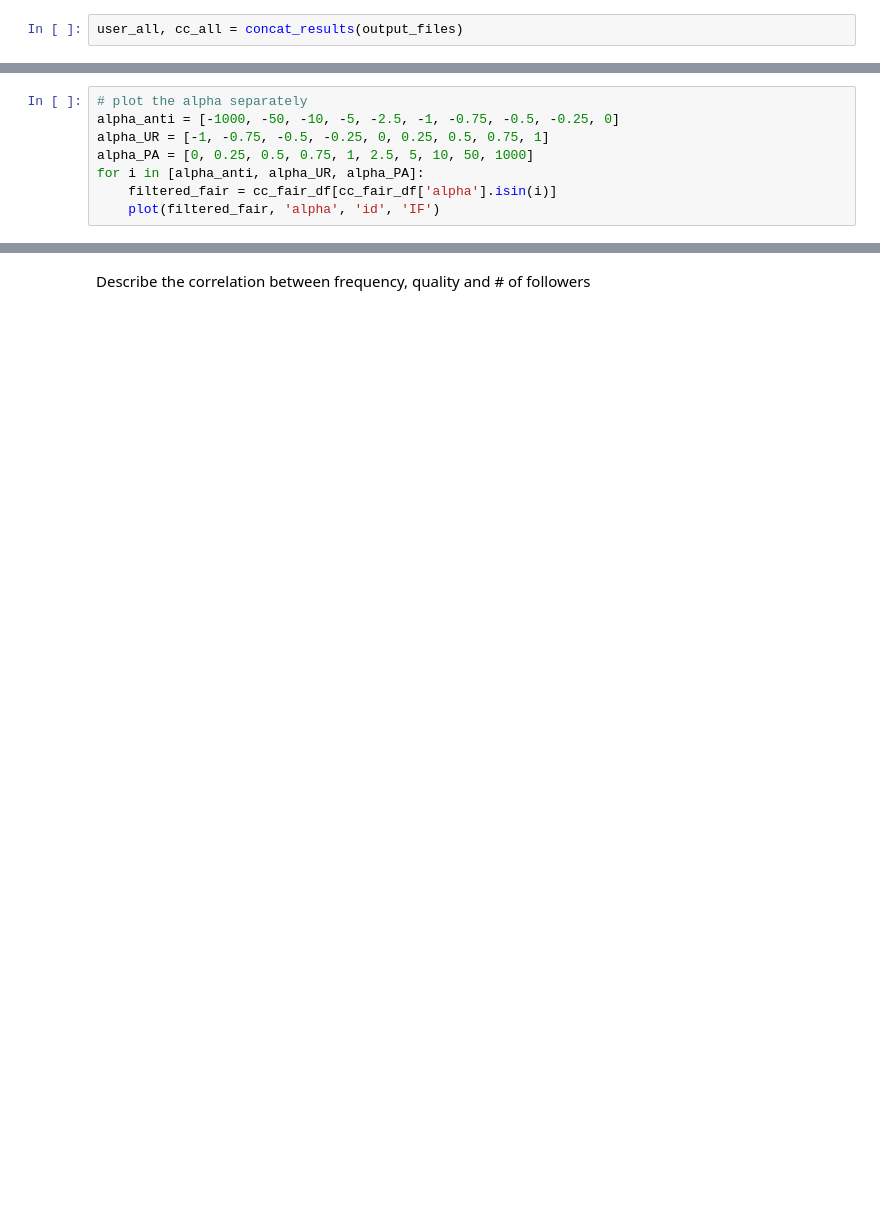
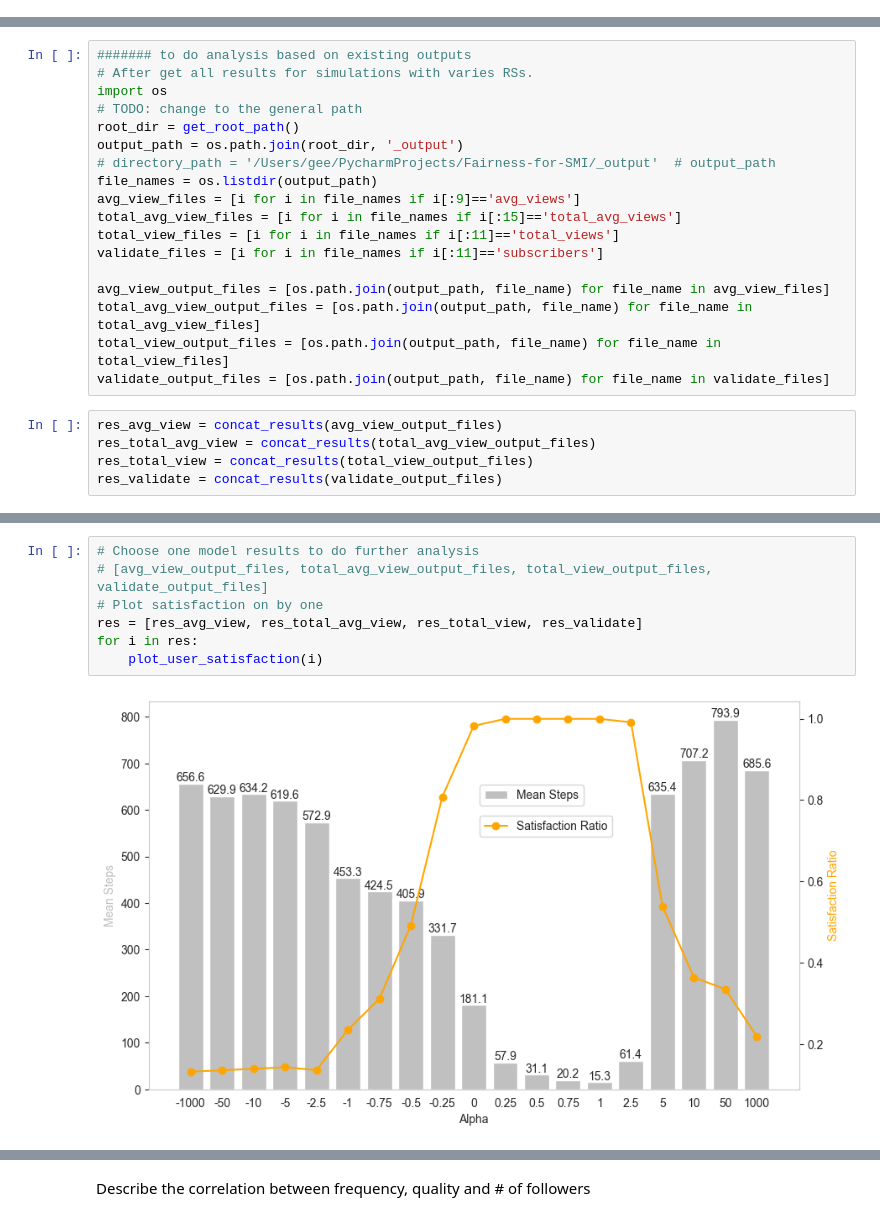
Before and after one commit to gee-siqi/Fairness-for-SMI, a Jupyter notebook: script/data_analysis.ipynb, the cells around one changed output, grey strips where cells are left out. Drawn from its saved outputs; the diff is of its cells as text; blank space fills up the shorter version.

Commit message:
fact: add functions support total avg views

```diff
--- a/script/data_analysis.ipynb
+++ b/script/data_analysis.ipynb
@@ -133,2 +0,0 @@ output_files = [os.path.join(directory_path, file_name) for file_name in file_na
-# %%
-user_all, cc_all = concat_results(output_files)
@@ -198,8 +0,0 @@ cc_fair_df = cc_fair(cc_all)
-# %%
-# plot the alpha separately
-alpha_anti = [-1000, -50, -10, -5, -2.5, -1, -0.75, -0.5, -0.25, 0]
-alpha_UR = [-1, -0.75, -0.5, -0.25, 0, 0.25, 0.5, 0.75, 1]
-alpha_PA = [0, 0.25, 0.5, 0.75, 1, 2.5, 5, 10, 50, 1000]
-for i in [alpha_anti, alpha_UR, alpha_PA]:
-    filtered_fair = cc_fair_df[cc_fair_df['alpha'].isin(i)]
-    plot(filtered_fair, 'alpha', 'id', 'IF')
@@ -209,0 +78,23 @@ for i in [alpha_anti, alpha_UR, alpha_PA]:
+# %%
+####### to do analysis based on existing outputs
+# After get all results for simulations with varies RSs.
+import os
+# TODO: change to the general path
+root_dir = get_root_path()
+output_path = os.path.join(root_dir, '_output')
+# directory_path = '/Users/gee/PycharmProjects/Fairness-for-SMI/_output'  # output_path
+file_names = os.listdir(output_path)
+avg_view_files = [i for i in file_names if i[:9]=='avg_views']
+total_avg_view_files = [i for i in file_names if i[:15]=='total_avg_views']
+total_view_files = [i for i in file_names if i[:11]=='total_views']
+validate_files = [i for i in file_names if i[:11]=='subscribers']
+
+avg_view_output_files = [os.path.join(output_path, file_name) for file_name in avg_view_files]
+total_avg_view_output_files = [os.path.join(output_path, file_name) for file_name in total_avg_view_files]
+total_view_output_files = [os.path.join(output_path, file_name) for file_name in total_view_files]
+validate_output_files = [os.path.join(output_path, file_name) for file_name in validate_files]
+# %%
+res_avg_view = concat_results(avg_view_output_files)
+res_total_avg_view = concat_results(total_avg_view_output_files)
+res_total_view = concat_results(total_view_output_files)
+res_validate = concat_results(validate_output_files)
@@ -209,0 +140,9 @@ for i in [alpha_anti, alpha_UR, alpha_PA]:
+# %%
+# Choose one model results to do further analysis
+# [avg_view_output_files, total_avg_view_output_files, total_view_output_files, validate_output_files]
+# Plot satisfaction on by one
+res = [res_avg_view, res_total_avg_view, res_total_view, res_validate]
+for i in res:
+    plot_user_satisfaction(i)
+# %% [output]
+[figure, added]
```
Also changed, not shown: parts of 46 cells of this notebook, 28 other files.
